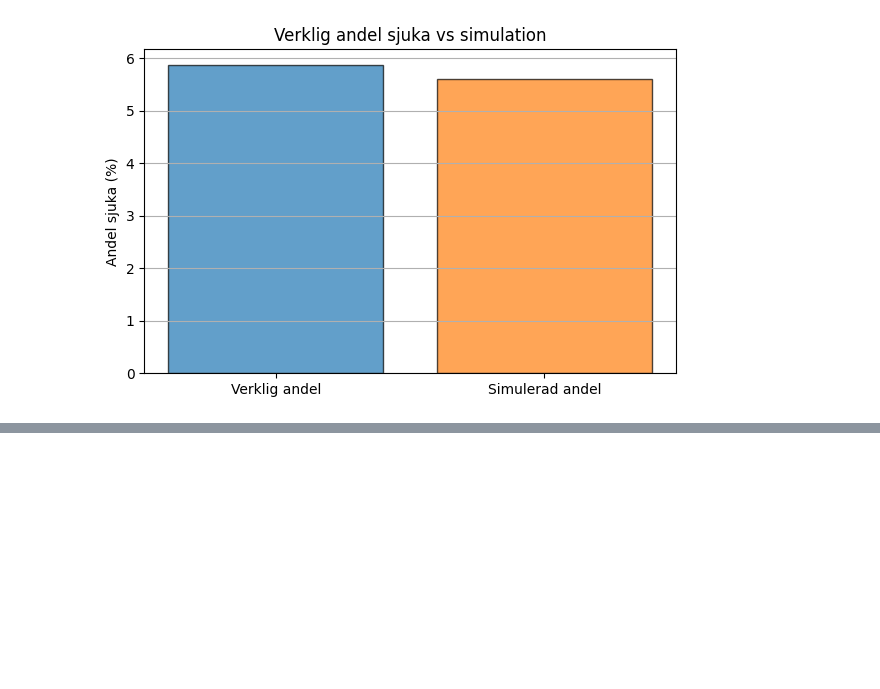
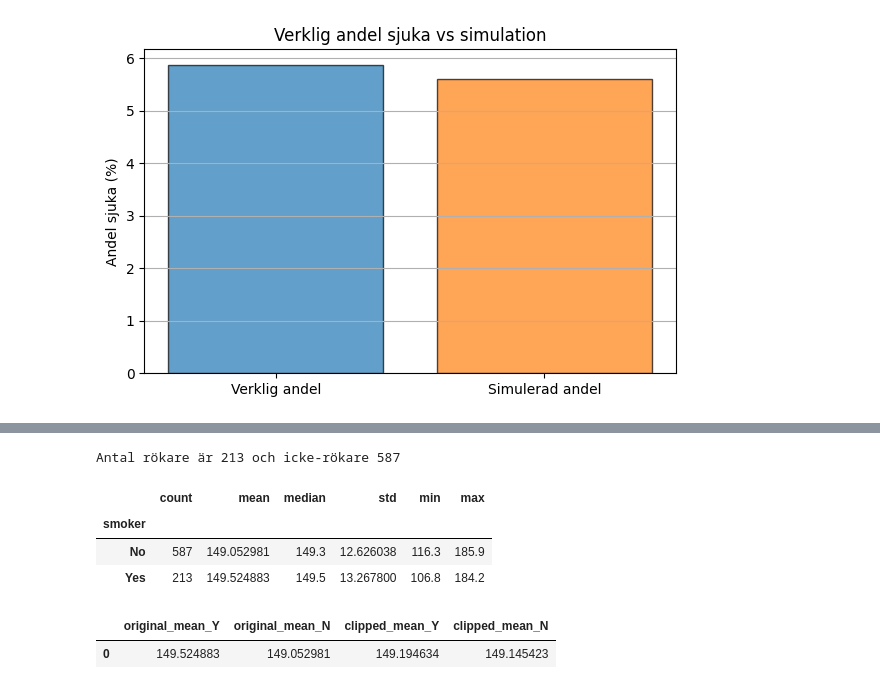
Before and after one commit to MagdalenaPersson/health-study, a Jupyter notebook: report.ipynb, the cells around one changed output, grey strips where cells are left out. Saved outputs shown, nothing was run; the diff lists cells and outputs as text; code cells hidden in the pictures; blank space fills up the shorter version.

```diff
--- a/report.ipynb
+++ b/report.ipynb
@@ -223,0 +227,35 @@ Bootstrap-medel är: 149.16 mmHg
+# %%
+# Testa hypotesen: ”Rökare har högre medel-blodtryck än icke-rökare.”
+# Använd en av metoderna vi gått igenom (t.ex. bootstrap eller enkel t-test-funktion).
+# Förklara kort resultatet i en markdown-ruta.
+
+# 1. Dela upp i grupper - Rökare och Icke-rökare
+
+s_yes = (df["smoker"] == "Yes").sum()
+s_no = total - s_yes
+
+print(f"Antal rökare är {s_yes} och icke-rökare {s_no}")
+
+smoker_stats = df.groupby("smoker")["systolic_bp"].agg(["count", "mean", "median", "std", "min", "max"])
+smoker_stats
+# %% [output]
+Antal rökare är 213 och icke-rökare 587
+|  | count | mean | median | std | min | max |
+| smoker |  |  |  |  |  |  |
+| No | 587 | 149.052981 | 149.3 | 12.626038 | 116.3 | 185.9 |
+| Yes | 213 | 149.524883 | 149.5 | 13.267800 | 106.8 | 184.2 |
+# %%
+low, high = df["systolic_bp"].quantile([0.01, 0.99])
+clipped = df[(df["systolic_bp"] >= low) & (df["systolic_bp"] <= high)]
+
+compare_means = pd.DataFrame({
+    "original_mean_Y": [df.loc[df.smoker == "Yes", "systolic_bp"].mean()],
+    "original_mean_N": [df.loc[df.smoker == "No", "systolic_bp"].mean()],
+    "clipped_mean_Y": [clipped.loc[clipped.smoker == "Yes", "systolic_bp"].mean()],
+    "clipped_mean_N": [clipped.loc[clipped.smoker == "No", "systolic_bp"].mean()]
+})
+
+compare_means
+# %% [output]
+|  | original_mean_Y | original_mean_N | clipped_mean_Y | clipped_mean_N |
+| 0 | 149.524883 | 149.052981 | 149.194634 | 149.145423 |
```
Also changed, not shown: parts of 4 cells of this notebook, 1 other file.
